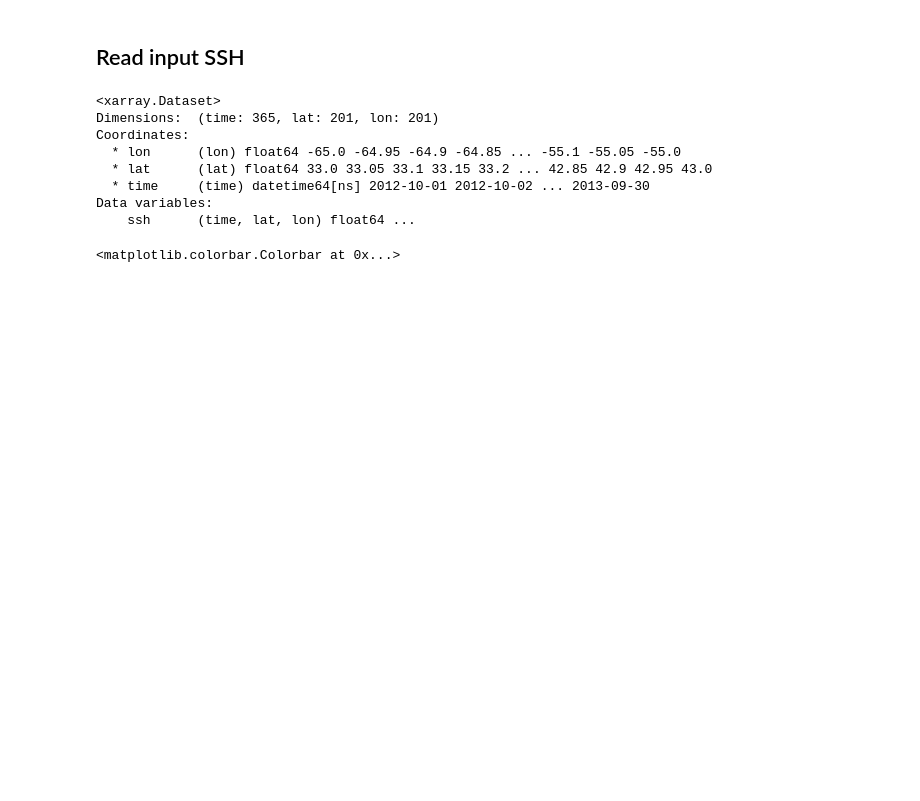
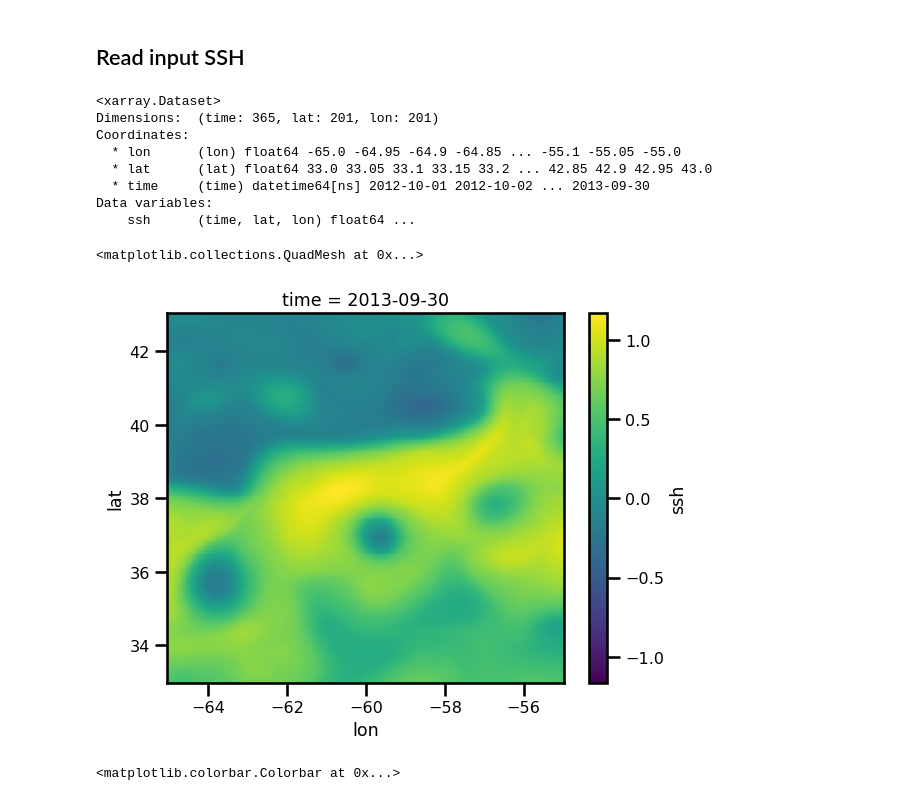
Before and after one commit to jejjohnson/jaxsw, a Jupyter notebook: notebooks/dev/eman/12_steps_2_NS/5.3_QG.ipynb, the cells around one changed output. Drawn from its saved outputs; the diff is of its cells as text; code cells hidden in the pictures; blank space fills up the shorter version.

```diff
--- a/notebooks/dev/eman/12_steps_2_NS/5.3_QG.ipynb
+++ b/notebooks/dev/eman/12_steps_2_NS/5.3_QG.ipynb
@@ -67,6 +67,8 @@ Source:
 # %%
 ds = xr.open_dataset('/Users/eman/code_projects/data/scratch/NATL60_GULFSTREAM_degraded.nc')
 ds = xr.open_dataset('/Users/eman/code_projects/data/scratch/NATL60-CJM165_GULFSTREAM_ssh_y2013.1y.nc', decode_times=False).assign_coords(time=lambda ds: pd.to_datetime(ds.time))
+ds = xr.open_dataset("/Users/eman/code_projects/data/scratch/NATL60-CJM165_GULFSTREAM_ssh_y2013.1y.decoded.nc")
+
 # ds = ds.coarsen(lon=3,lat=3).mean()
 ds
 # %% [output]
@@ -78,3 +80,8 @@ Coordinates:
   * time     (time) datetime64[ns] 2012-10-01 2012-10-02 ... 2013-09-30
 Data variables:
     ssh      (time, lat, lon) float64 ...
+# %%
+ds.ssh.isel(time=-1).plot.pcolormesh(cmap="viridis")
+# %% [output]
+<matplotlib.collections.QuadMesh at 0x...>
+[figure, added]
```
Also changed, not shown: parts of 14 cells of this notebook, 21 other files.
